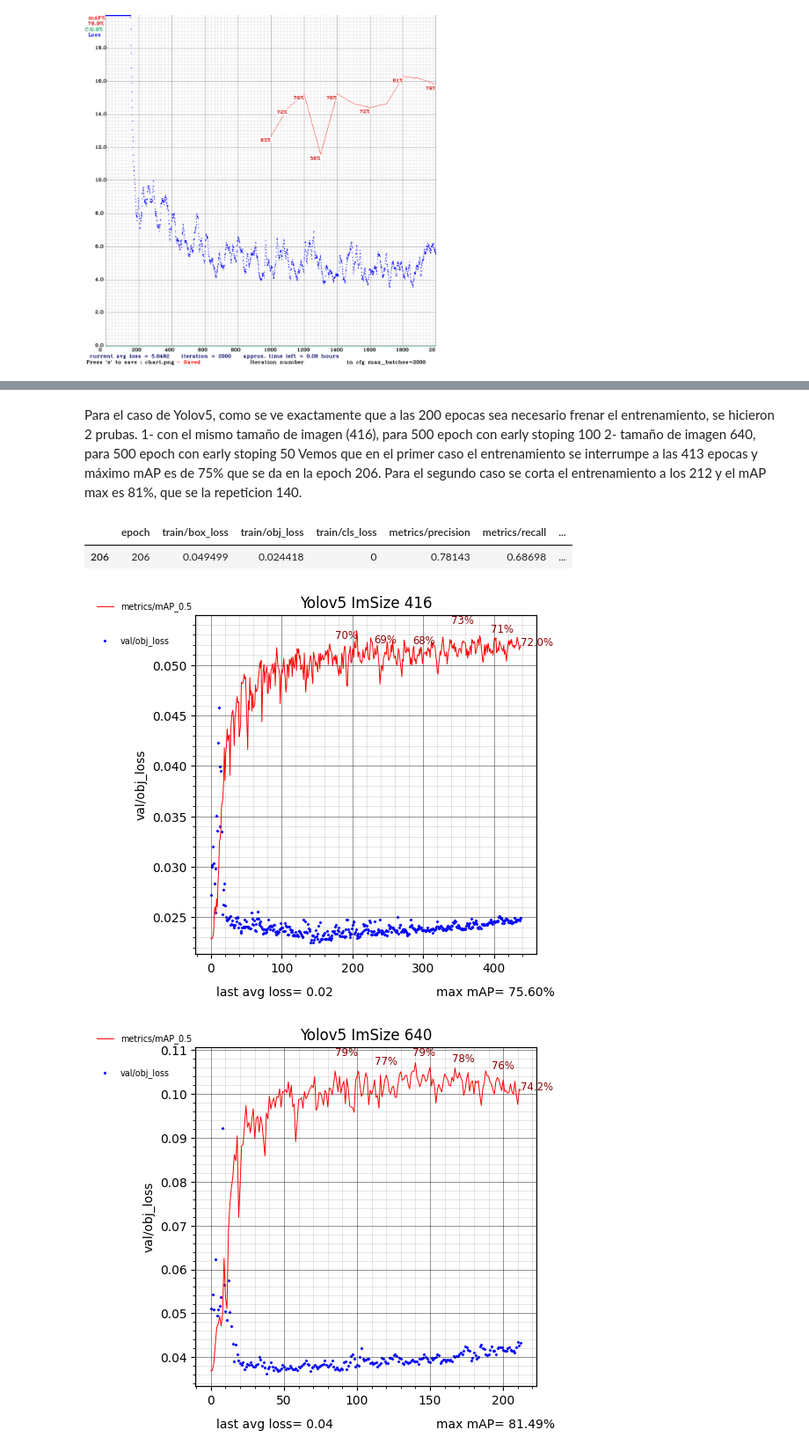
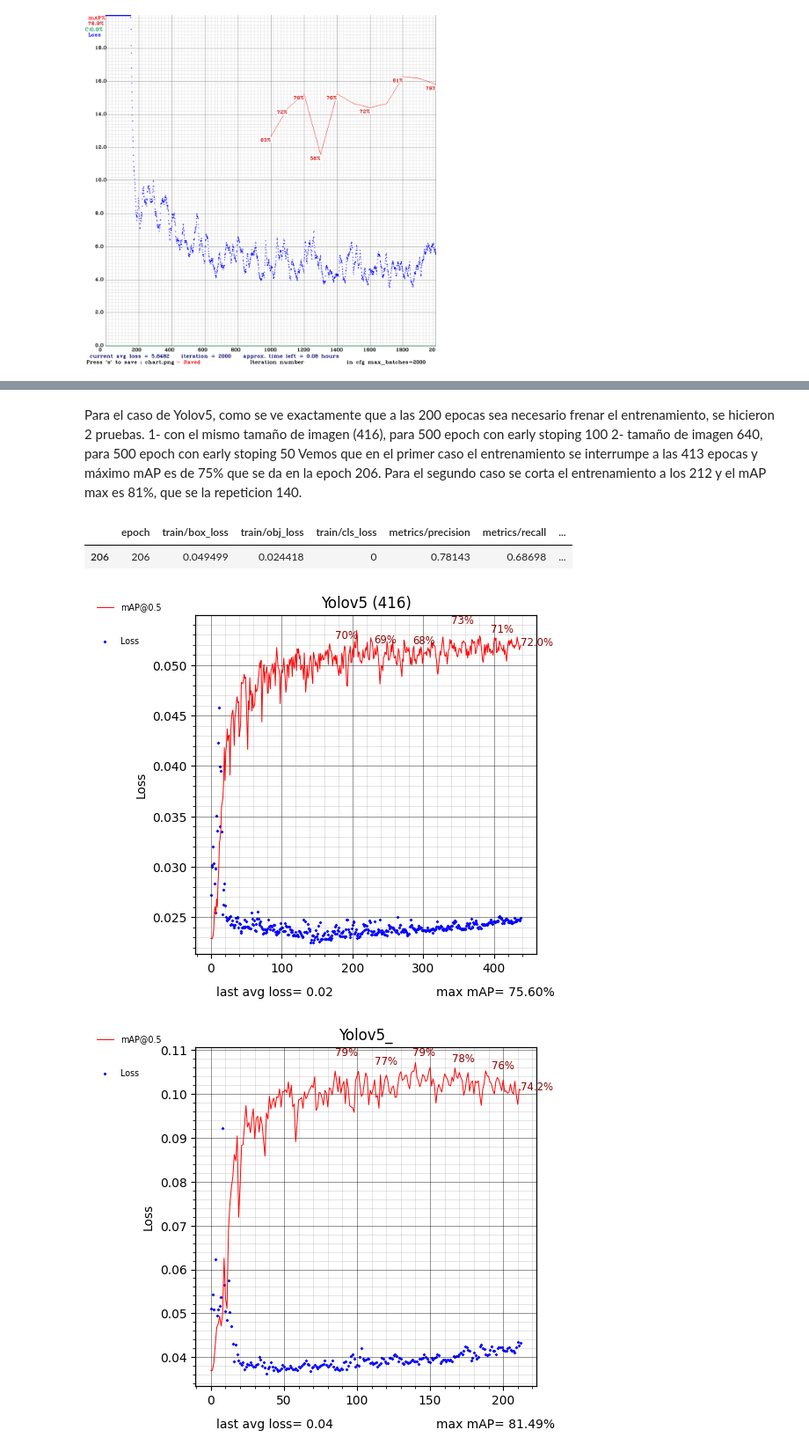
Before and after one commit to carlosechb/DSMaster_2203_Casptone_Computer_Vision, a Jupyter notebook: output/results/Results.ipynb, the cells around one changed output, grey strips where cells are left out. Shown at 88% size. Saved outputs shown, nothing was run; the diff lists cells and outputs as text; code cells hidden in the pictures.

```diff
--- a/output/results/Results.ipynb
+++ b/output/results/Results.ipynb
@@ -30,14 +30,14 @@ def graf_map(df,columna_x,columna_mAP,columna_loss,title):
     ax_l.grid(which='minor', linestyle='-', linewidth='0.5', color='grey',alpha = 0.3)
 
     # graphic
-    ax_l.scatter(x, y1, marker ='P', color = 'blue', label = columna_loss, s = 1,\
+    ax_l.scatter(x, y1, marker ='P', color = 'blue', label = 'Loss', s = 1,\
                  linewidths = 1)
-    ax_m.plot(x, y, color = 'r',linewidth=0.7, label = columna_mAP)
+    ax_m.plot(x, y, color = 'r',linewidth=0.7, label = 'mAP@0.5')
 
 
     #set labels and legend
     #ax_m.set_ylabel(columna_mAP)
-    ax_l.set_ylabel(columna_loss)
+    ax_l.set_ylabel('Loss')#columna_loss)
     ax_l.legend(loc = (-0.3,0.9),framealpha=0,fontsize='x-small')
     ax_m.legend(loc = (-0.3,1),framealpha=0,fontsize='x-small')
     ax_m.set(yticks=[])
@@ -58,8 +58,9 @@ def graf_map(df,columna_x,columna_mAP,columna_loss,title):
                  xy=(150, 10),xycoords='figure pixels')
     plt.annotate(f'max mAP= {"{0:.2%}".format(df[columna_mAP].max())}',xy=(400, 10),\
                  xycoords='figure pixels');
-    plt.title(title)
+    plt.title(title)#,fontsize=40)
     plt.ioff()
+    plt.savefig(f'{title}.png',bbox_inches='tight')
 # %%
 dir = r'C:\Users\elois\OneDrive\Documents\MasterDS\Capstone\results'
 
@@ -85,6 +86,6 @@ v8 = graf_map(yolov8,'epoch','metrics/mAP50(B)','val/dfl_loss',"Yolov8")
 # %% [markdown]
 Para el caso de Yolov5, como se ve exactamente que a las 200 epocas sea necesario frenar
-el entrenamiento, se hicieron 2 prubas.
+el entrenamiento, se hicieron 2 pruebas.
 1- con el mismo tamaño de imagen (416), para 500 epoch con early stoping 100
 2- tamaño de imagen 640, para 500 epoch con early stoping 50
 Vemos que en el primer caso el entrenamiento se interrumpe a las 413 epocas y máximo mAP
@@ -102,12 +103,12 @@ yolov5_416[yolov5_416["metrics/mAP_0.5"] ==0.75598]
 | 206 | 206 | 0.049499 | 0.024418 | 0 | 0.78143 | 0.68698 | ... |
 # %%
 graf_map(yolov5_416,'epoch','metrics/mAP_0.5',\
-         'val/obj_loss','Yolov5 ImSize 416')
+         'val/obj_loss','Yolov5 (416)')
 graf_map(yolov5_640,'epoch','metrics/mAP_0.5',\
-         'val/obj_loss','Yolov5 ImSize 640')
+         'val/obj_loss','Yolov5_') #640 image size
 # %% [output]
-[figure, old version]
+[figure, new version]
-[figure, old version]
+[figure, new version]
 # %%
 columns_yolov6 = yolov6.columns
 columns_yolov6 = columns_yolov6.drop(['step','val/mAP@0.50:0.95','train/dist_focalloss'])
```
Also changed, not shown: parts of 1 cell of this notebook.
